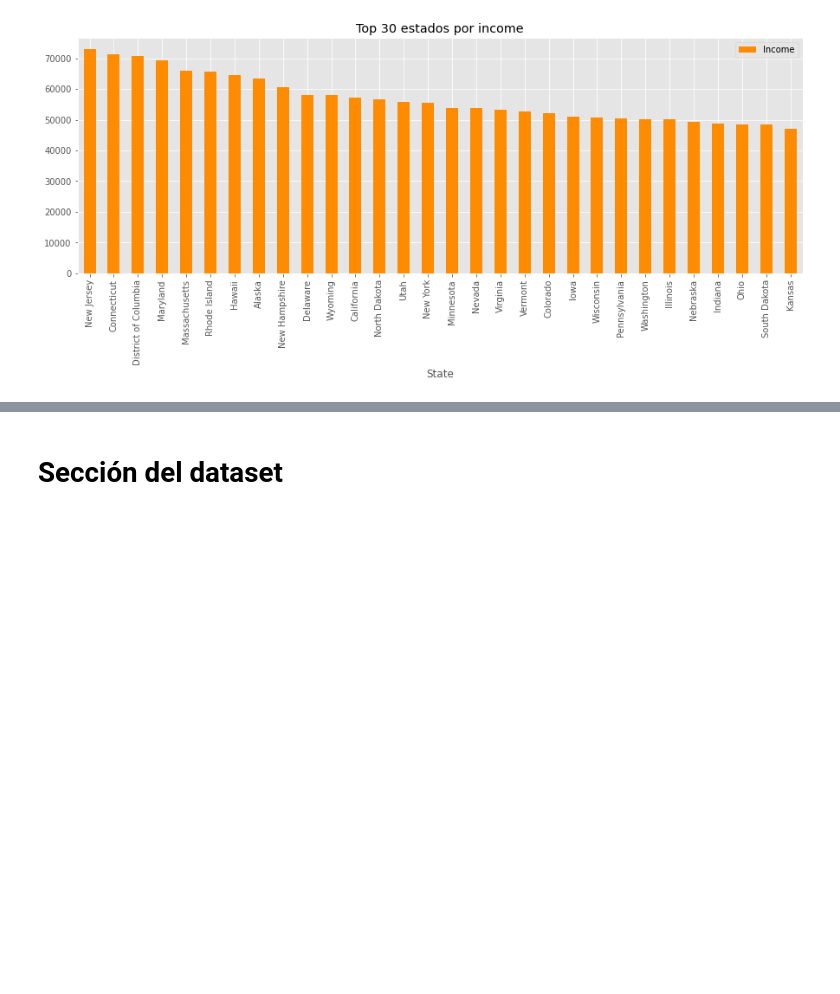
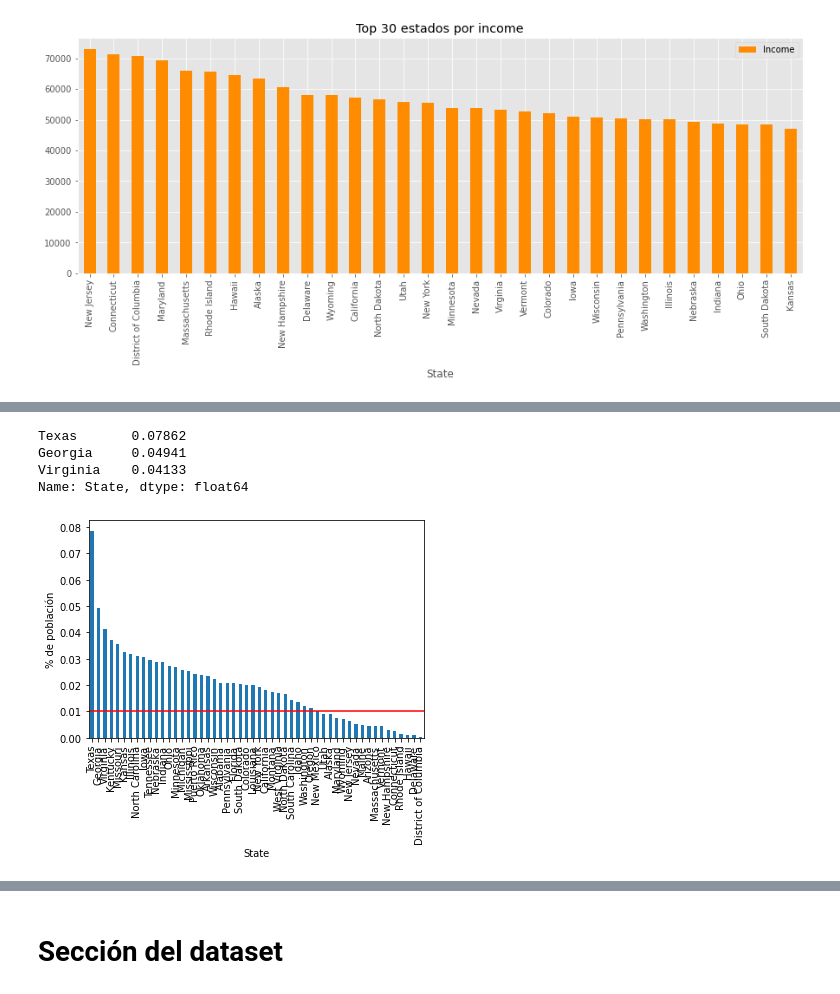
Before and after one commit to NayelySaldivar/DAPT_APR2021, a Jupyter notebook: FeatureEngineering_&_WorkflowML.ipynb, the cells around one changed output, grey strips where cells are left out. Drawn from its saved outputs; the diff is of its cells as text; code cells hidden in the pictures; blank space fills up the shorter version.

```diff
--- a/FeatureEngineering_&_WorkflowML.ipynb
+++ b/FeatureEngineering_&_WorkflowML.ipynb
@@ -427,0 +632,8 @@ ax.set_title('Top 30 estados por income');
+# %%
+from feature_engine.encoding import OrdinalEncoder
+
+ordinal_enc = OrdinalEncoder(encoding_method='ordered')
+# %%
+# NOTA: SE NECESITA HACER FIT CON LOS DATOS DE ENTRENAMIENTO Y LA VARIABLE DEPENDIENTE (TARGET)
+
+ordinal_enc.fit_transform(temp, census['TotalPop'])
@@ -427,0 +675,16 @@ ax.set_title('Top 30 estados por income');
+# %%
+temp_df = pd.Series(temp['State'].value_counts() / len(temp))
+temp_df.head(3)
+# %% [output]
+Texas       0.07862
+Georgia     0.04941
+Virginia    0.04133
+Name: State, dtype: float64
+# %%
+  fig = temp_df.sort_values(ascending=False).plot.bar()
+  fig.set_xlabel('State')
+  fig.axhline(y=0.01, color='red')
+  fig.set_ylabel('% de población')
+  plt.show()
+# %% [output]
+[figure, added]
```
Also changed, not shown: parts of 87 cells of this notebook.
